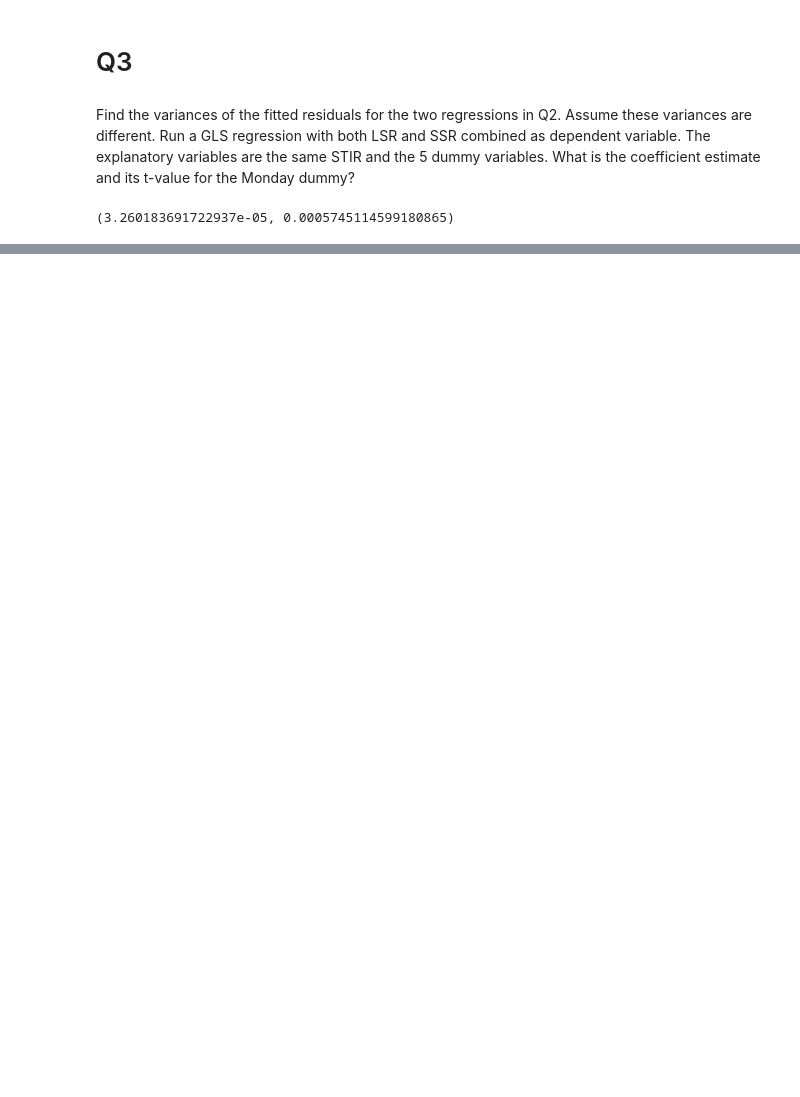
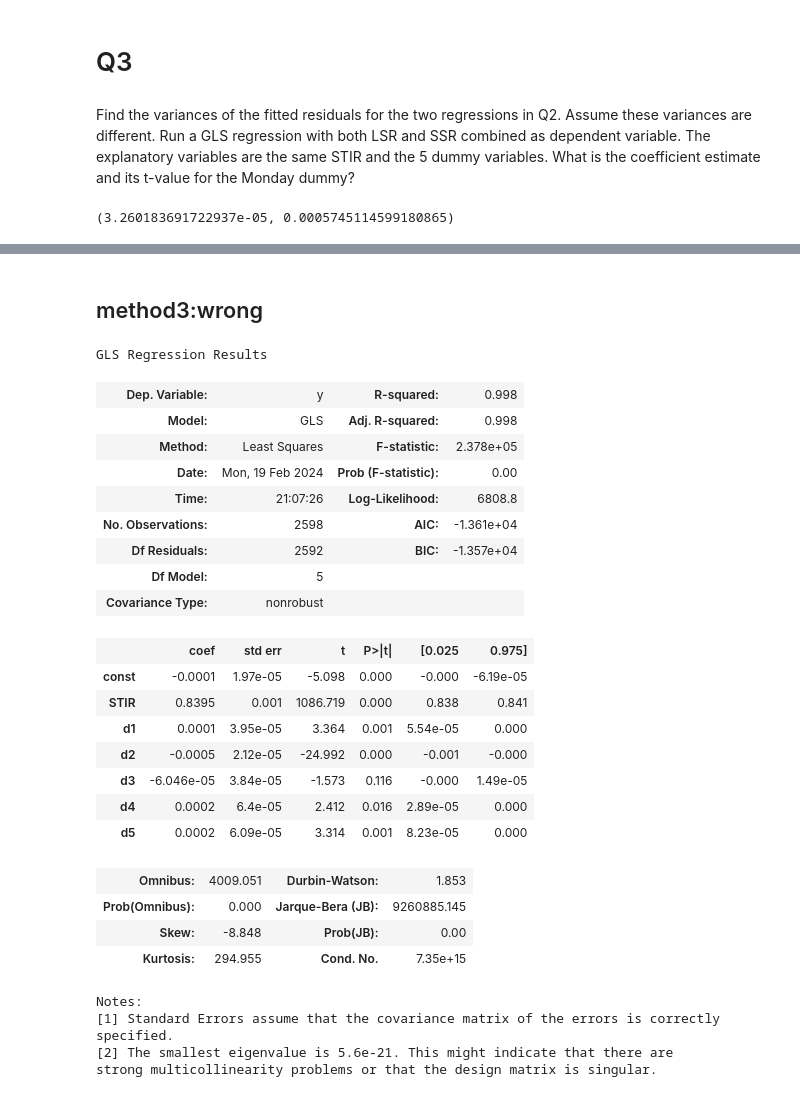
Before and after one commit to xueyuanhuang/qf604, a Jupyter notebook: hw3/hw3.ipynb, the cells around one changed output, grey strips where cells are left out. Drawn from its saved outputs; the diff is of its cells as text; code cells hidden in the pictures; blank space fills up the shorter version.

```diff
--- a/hw3/hw3.ipynb
+++ b/hw3/hw3.ipynb
@@ -169,0 +229,34 @@ Notes:
+# %% [markdown]
+## method3:wrong
+# %%
+sigma3 = np.diag(pd.concat([result1.resid**2, result2.resid**2]))
+gls_model = sm.GLS(y, x2, sigma=sigma3)
+res = gls_model.fit()
+res.summary()
+# %% [output]
+GLS Regression Results
+| Dep. Variable: | y | R-squared: | 0.998 |
+| Model: | GLS | Adj. R-squared: | 0.998 |
+| Method: | Least Squares | F-statistic: | 2.378e+05 |
+| Date: | Mon, 19 Feb 2024 | Prob (F-statistic): | 0.00 |
+| Time: | 21:07:26 | Log-Likelihood: | 6808.8 |
+| No. Observations: | 2598 | AIC: | -1.361e+04 |
+| Df Residuals: | 2592 | BIC: | -1.357e+04 |
+| Df Model: | 5 |  |  |
+| Covariance Type: | nonrobust |  |  |
+|  | coef | std err | t | P>|t| | [0.025 | 0.975] |
+| const | -0.0001 | 1.97e-05 | -5.098 | 0.000 | -0.000 | -6.19e-05 |
+| STIR | 0.8395 | 0.001 | 1086.719 | 0.000 | 0.838 | 0.841 |
+| d1 | 0.0001 | 3.95e-05 | 3.364 | 0.001 | 5.54e-05 | 0.000 |
+| d2 | -0.0005 | 2.12e-05 | -24.992 | 0.000 | -0.001 | -0.000 |
+| d3 | -6.046e-05 | 3.84e-05 | -1.573 | 0.116 | -0.000 | 1.49e-05 |
+| d4 | 0.0002 | 6.4e-05 | 2.412 | 0.016 | 2.89e-05 | 0.000 |
+| d5 | 0.0002 | 6.09e-05 | 3.314 | 0.001 | 8.23e-05 | 0.000 |
+| Omnibus: | 4009.051 | Durbin-Watson: | 1.853 |
+| Prob(Omnibus): | 0.000 | Jarque-Bera (JB): | 9260885.145 |
+| Skew: | -8.848 | Prob(JB): | 0.00 |
+| Kurtosis: | 294.955 | Cond. No. | 7.35e+15 |
+Notes:
+[1] Standard Errors assume that the covariance matrix of the errors is correctly specified.
+[2] The smallest eigenvalue is 5.6e-21. This might indicate that there are
+strong multicollinearity problems or that the design matrix is singular.
```
Also changed, not shown: parts of 20 cells of this notebook, 3 other files.
